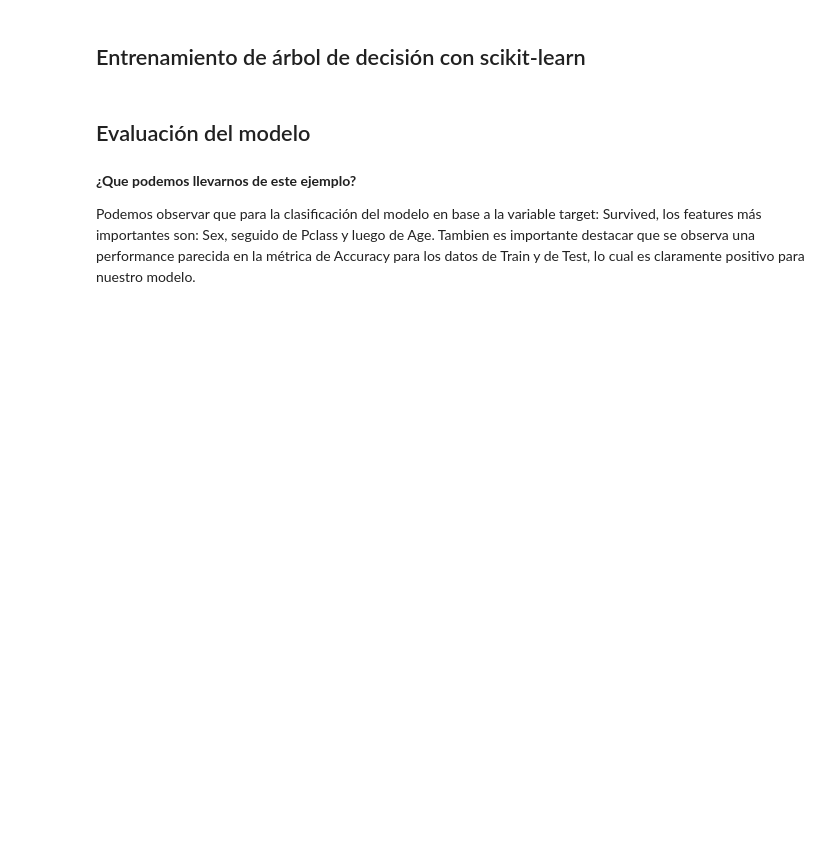
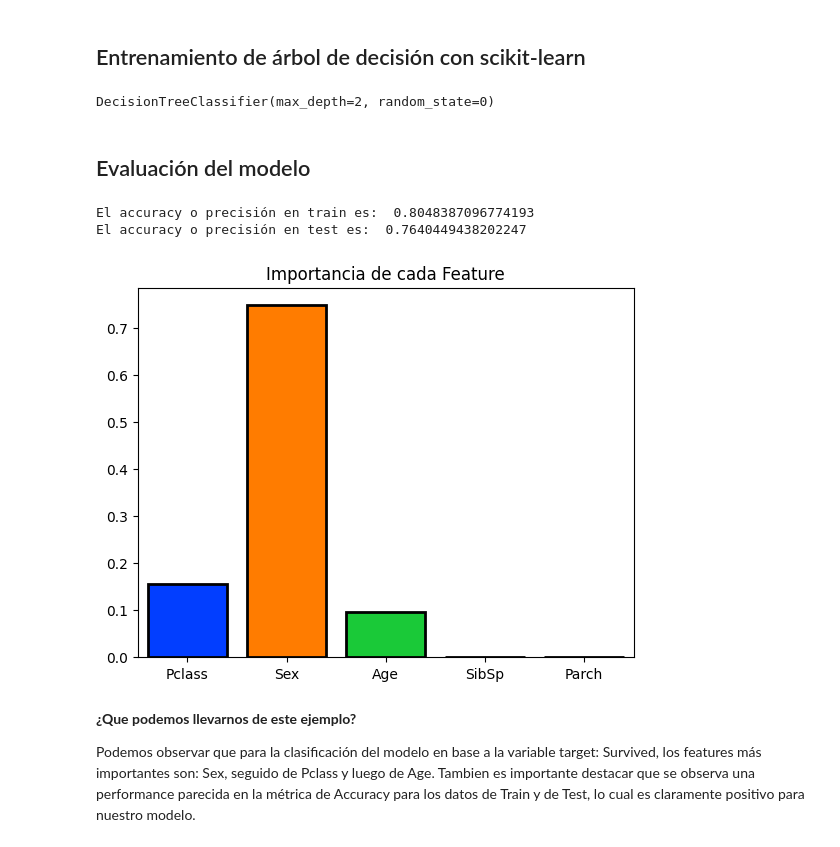
Before and after one commit to electrojam/Curso-de-Decision-Trees-y-Random-Forest-con-Python-y-scikit-learn, a Jupyter notebook: primer_arbol_decision.ipynb, the cells around one changed output. Cells and saved outputs as stored; diff of their text form; code cells hidden in the pictures; blank space fills up the shorter version.

Commit message:
Entrenamiento, evaluación de árbol de decisión, gráfica de importancia de variables sobre el modelo

```diff
--- a/primer_arbol_decision.ipynb
+++ b/primer_arbol_decision.ipynb
@@ -132,5 +130,15 @@ titanic.head()
+# %%
+#Separamos en X e y
+
+# Es decir separamos la variable target (objetivo) de las demás variables
+
+X = titanic.drop('Survived', axis=1)
+y = titanic.Survived
 # %%
 #Importamos las librerias necesarias para la creacion del modelo
 
+from sklearn.model_selection import train_test_split
 
 #30% para test y 70% para train
+
+X_train, X_test, y_train, y_test = train_test_split(X, y, test_size=0.30, random_state=00000)
@@ -142,5 +145,19 @@ titanic.head()
+# %%
+#Arbol de Decision
+# Crearemos el model de árbol de decisión
+
+from sklearn.tree import DecisionTreeClassifier
+
+#Creacion del modelo
+# Definimos variable que tendrá la función modelo
+
+model_tree = DecisionTreeClassifier(max_depth=2, random_state=00000)
 # %%
 #Entrenamiento
+
+model_tree.fit(X_train, y_train)
+# %% [output]
+DecisionTreeClassifier(max_depth=2, random_state=0)
 # %% [markdown]
 ## Evaluación del modelo
 # %%
@@ -158,3 +168,41 @@ titanic.head()
+# %%
+#Calculo de metricas
+
+from sklearn.metrics import accuracy_score
+
+#Calculo el accuracy en Train
+train_accuracy = accuracy_score(y_train, y_train_pred)
+
+#Calculo el accuracy en Test
+test_accuracy = accuracy_score(y_test, y_test_pred)
+
+print('El accuracy o precisión en train es: ', train_accuracy)
+print('El accuracy o precisión en test es: ', test_accuracy)
+
+# El resultado arroja que los valores de accuracy de train y test son muy cercanos entre sí...
+# Esto es muy positivo, quiere decir que nuesto modelo tiene un performance adecuado, tanto en train como en test.
+# %% [output]
+El accuracy o precisión en train es:  0.8048387096774193
+El accuracy o precisión en test es:  0.7640449438202247
+# %%
+#Verificamos el feature importances
+# Vamos a verificar la importanci que tienen nuestros features a la hora de realizar nuestro modelo de clasificación
+
+import seaborn as sns
+
+importances = model_tree.feature_importances_
+columns = X.columns # X tiene todas las variables que no forman parte del target
+data = pd.DataFrame([importances], columns=columns)
+
+sns.barplot(data, palette='bright', saturation=2.0, edgecolor='black', linewidth=2)
+plt.title('Importancia de cada Feature')
+plt.show()
+
+# La gráfica arroja que la variable Sex tiene la más alta importancia en nuetro modelo para predecir Survived
+# También que las variables SibSp y Parch no han tenido casi revelancia, y se puede simplificar el modelo...
+# ...eliminando estas dos variables porque no han tenido una relevancia significativa al definir nuestro modelo.
+# %% [output]
+[figure, added]
 # %% [markdown]
 **¿Que podemos llevarnos de este ejemplo?**
 
```
Also changed, not shown: parts of 5 cells of this notebook.
